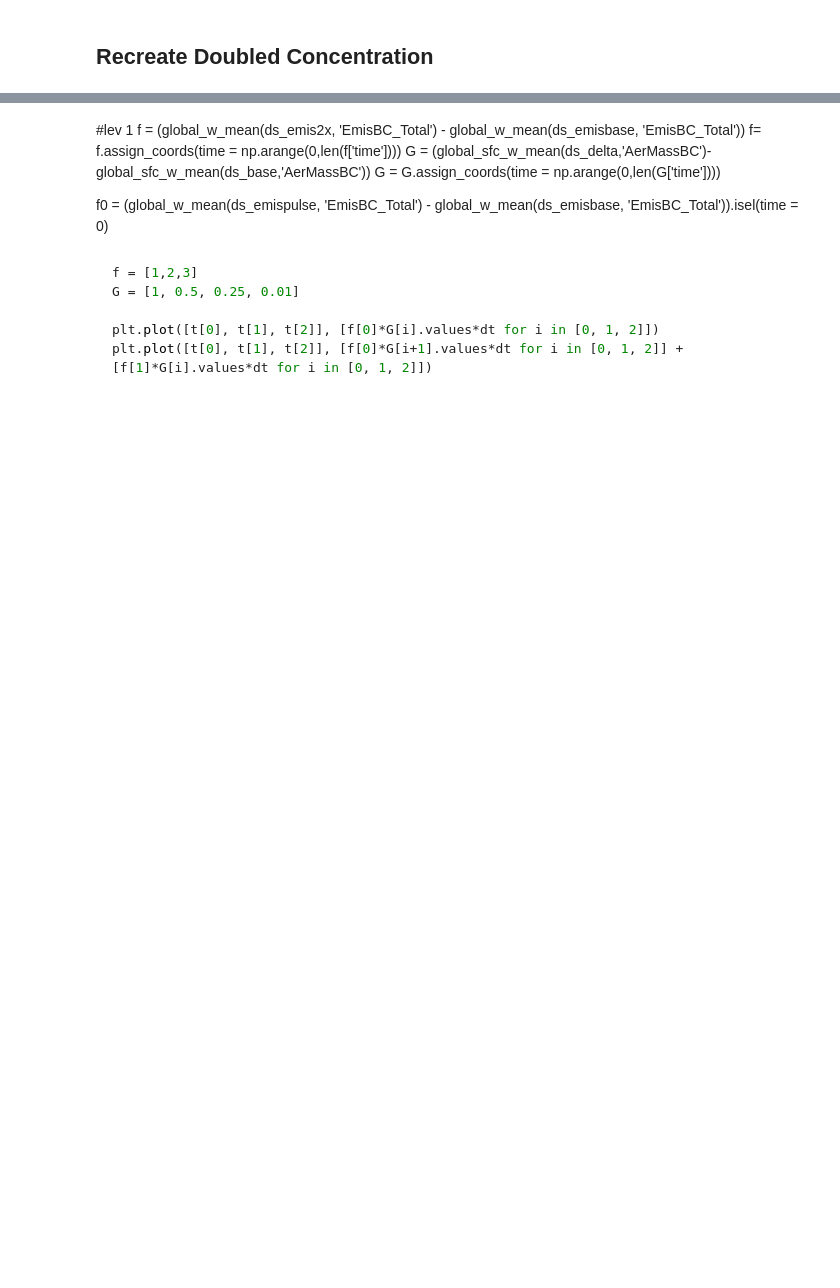
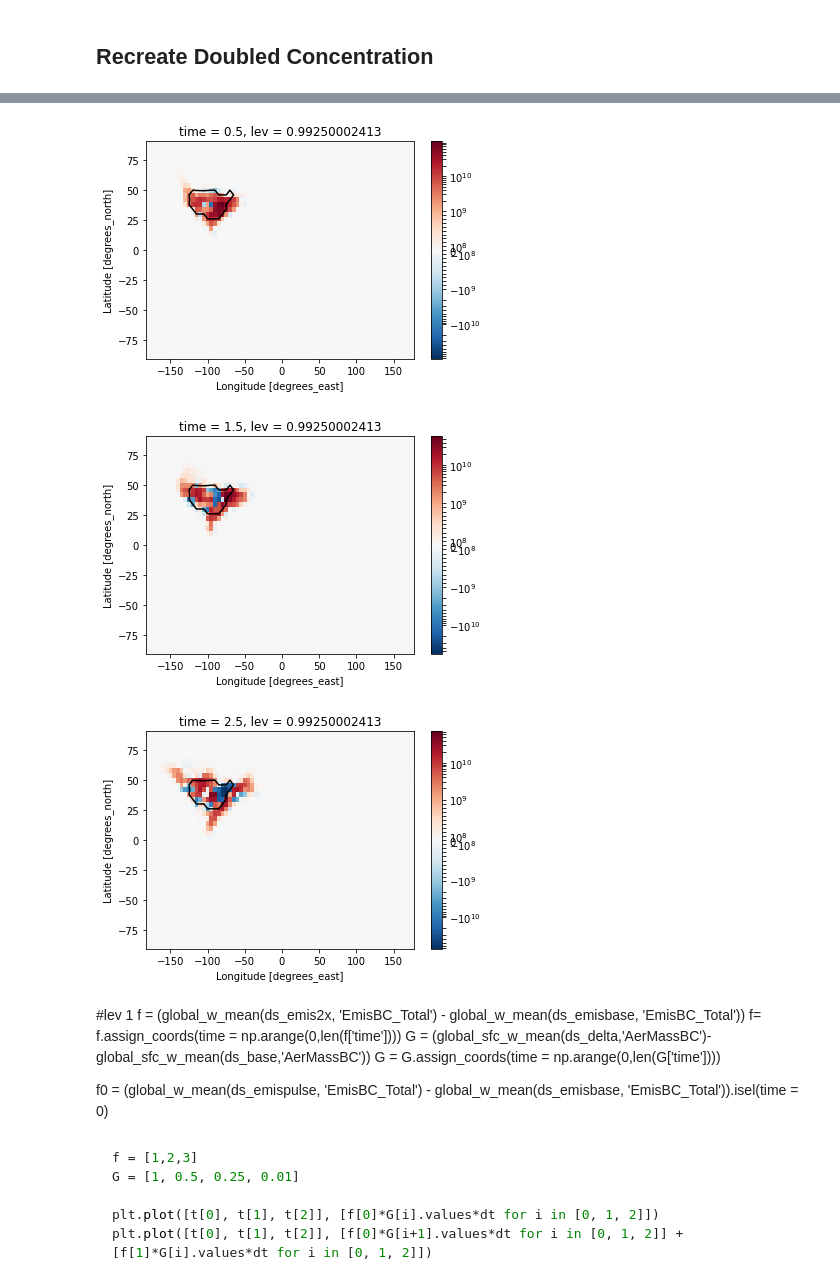
Before and after one commit to lfreese/BC-IRF, a Jupyter notebook: GC_greens_func-spatial.ipynb, the cells around one changed output, grey strips where cells are left out. Drawn from its saved outputs; the diff is of its cells as text; code cells hidden in the pictures; blank space fills up the shorter version.

```diff
--- a/GC_greens_func-spatial.ipynb
+++ b/GC_greens_func-spatial.ipynb
@@ -75,3 +77,13 @@ f0 = (global_w_mean(ds_emispulse, 'EmisBC_Total') -
+# %%
+for t in [0,1,2]:
+    fig, ax = plt.subplots()
+
+    (ds_emis2x['EmisBC_Total']-ds_emisbase['EmisBC_Total']).isel(time = t, lev = 0).plot.contour(levels = [1e-9,np.nan], colors = 'k')
+    (G/f0).isel(lev = 0, time = t).plot(norm = SymLogNorm(linthresh = 1e9))
+# %% [output]
+[figure, added]
+[figure, added]
+[figure, added]
 # %% [markdown]
 #lev 1
 f = (global_w_mean(ds_emis2x, 'EmisBC_Total') - global_w_mean(ds_emisbase, 'EmisBC_Total'))
```
Also changed, not shown: parts of 18 cells of this notebook, 23 other files.
